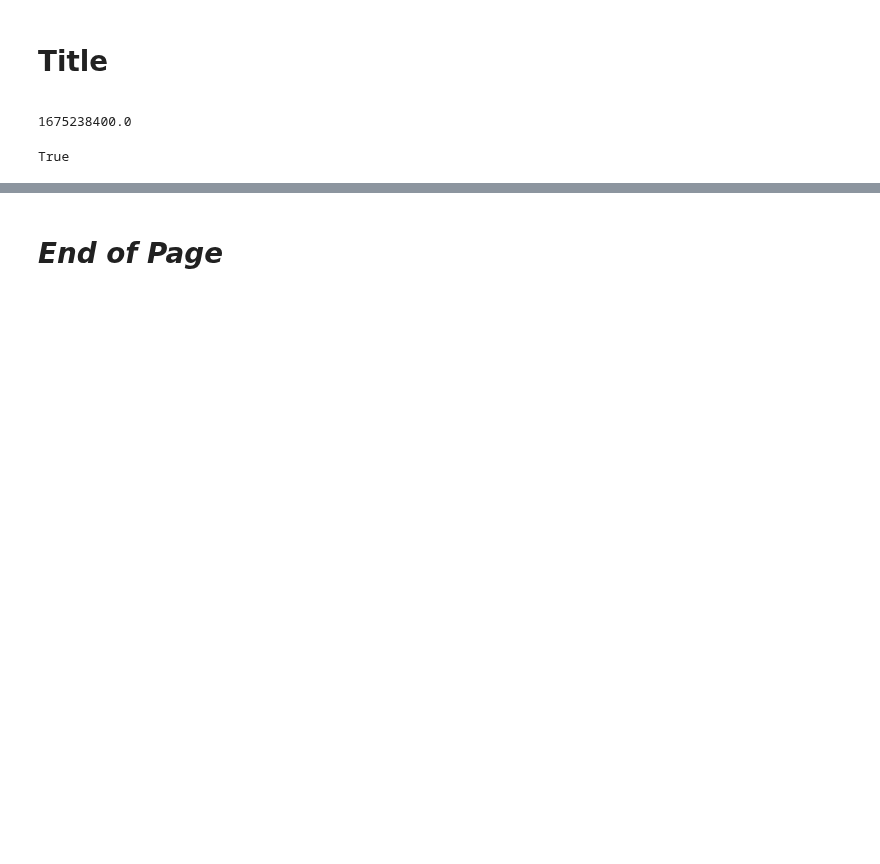
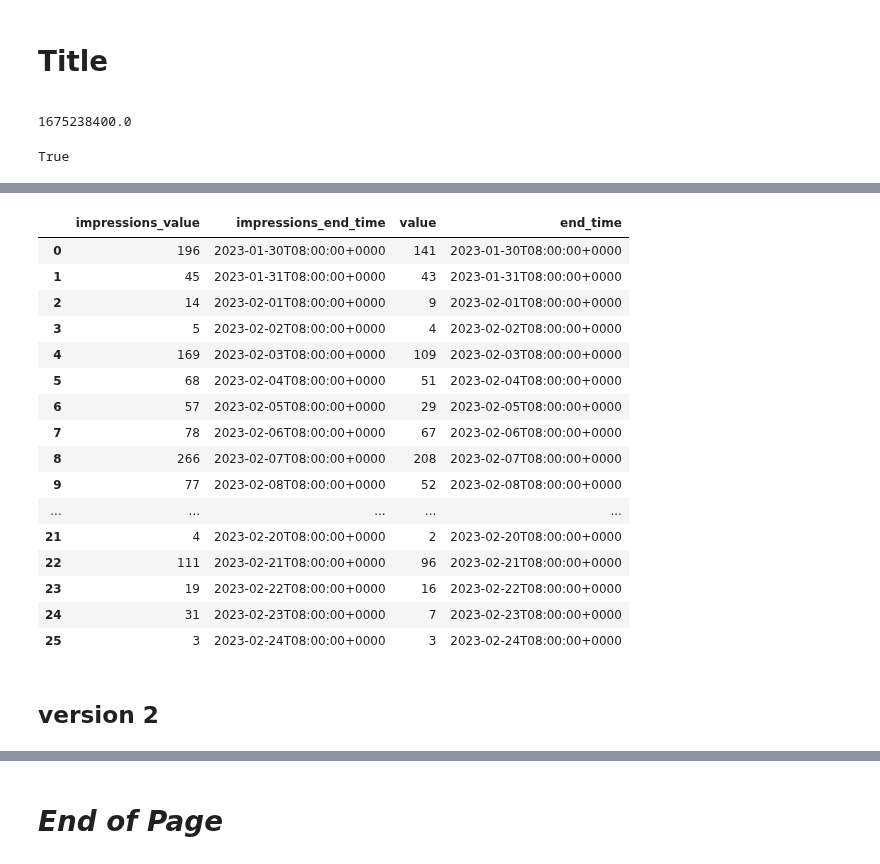
Before and after one commit to silvhua/online-PT-business-KPI, a Jupyter notebook: notebooks/2023-02-25 IG user insights.ipynb, the cells around one changed output, grey strips where cells are left out. Cells and saved outputs as stored; diff of their text form; code cells hidden in the pictures; blank space fills up the shorter version.

```diff
--- a/notebooks/2023-02-25 IG user insights.ipynb
+++ b/notebooks/2023-02-25 IG user insights.ipynb
@@ -118,0 +240,24 @@ https://graph.facebook.com/v15.0/17841403231458630/insights?metric=impressions%2
+# %%
+# json_normalize(response_json_dict[2], record_path='values', meta='data')
+pd.concat([json_normalize(response_json_dict[2]['data'][0], record_path='values', record_prefix='impressions_'), json_normalize(response_json_dict[2]['data'][1], record_path='values')],
+          axis=1)
+# %% [output]
+|  | impressions_value | impressions_end_time | value | end_time |
+| 0 | 196 | 2023-01-30T08:00:00+0000 | 141 | 2023-01-30T08:00:00+0000 |
+| 1 | 45 | 2023-01-31T08:00:00+0000 | 43 | 2023-01-31T08:00:00+0000 |
+| 2 | 14 | 2023-02-01T08:00:00+0000 | 9 | 2023-02-01T08:00:00+0000 |
+| 3 | 5 | 2023-02-02T08:00:00+0000 | 4 | 2023-02-02T08:00:00+0000 |
+| 4 | 169 | 2023-02-03T08:00:00+0000 | 109 | 2023-02-03T08:00:00+0000 |
+| 5 | 68 | 2023-02-04T08:00:00+0000 | 51 | 2023-02-04T08:00:00+0000 |
+| 6 | 57 | 2023-02-05T08:00:00+0000 | 29 | 2023-02-05T08:00:00+0000 |
+| 7 | 78 | 2023-02-06T08:00:00+0000 | 67 | 2023-02-06T08:00:00+0000 |
+| 8 | 266 | 2023-02-07T08:00:00+0000 | 208 | 2023-02-07T08:00:00+0000 |
+| 9 | 77 | 2023-02-08T08:00:00+0000 | 52 | 2023-02-08T08:00:00+0000 |
+| ... | ... | ... | ... | ... |
+| 21 | 4 | 2023-02-20T08:00:00+0000 | 2 | 2023-02-20T08:00:00+0000 |
+| 22 | 111 | 2023-02-21T08:00:00+0000 | 96 | 2023-02-21T08:00:00+0000 |
+| 23 | 19 | 2023-02-22T08:00:00+0000 | 16 | 2023-02-22T08:00:00+0000 |
+| 24 | 31 | 2023-02-23T08:00:00+0000 | 7 | 2023-02-23T08:00:00+0000 |
+| 25 | 3 | 2023-02-24T08:00:00+0000 | 3 | 2023-02-24T08:00:00+0000 |
+# %% [markdown]
+## version 2
```
Also changed, not shown: parts of 21 cells of this notebook.
